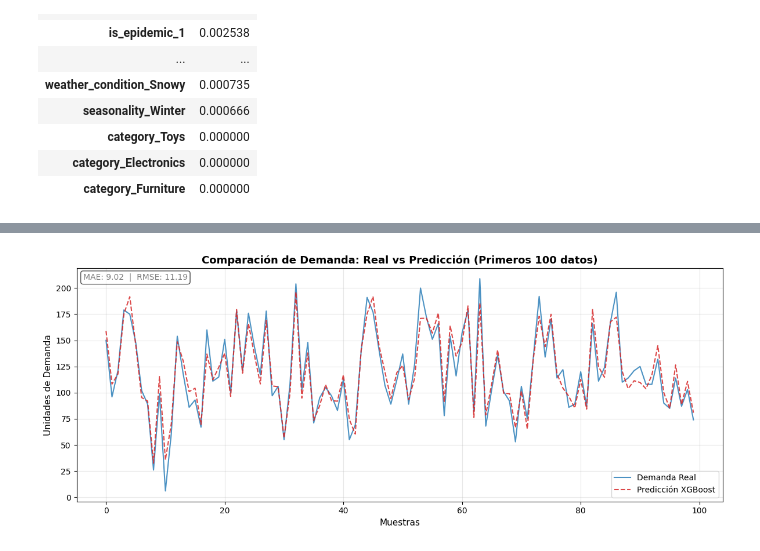
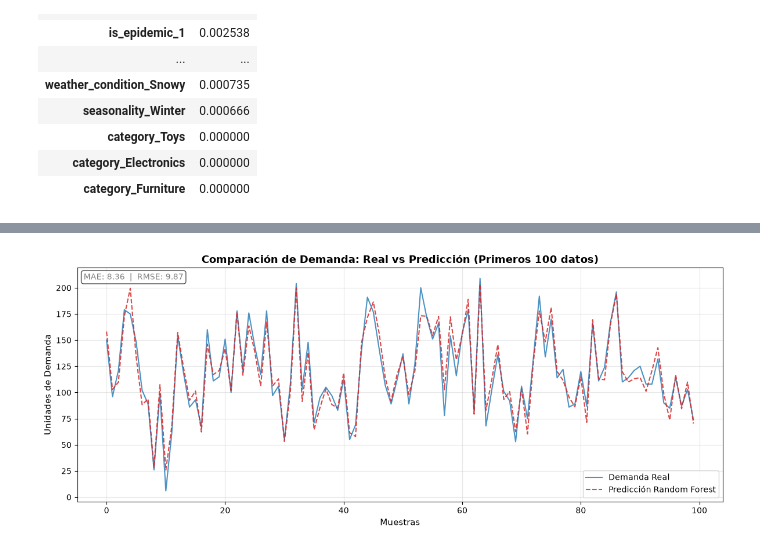
Before and after one commit to diegorod14/20261_Business_Predictive_Analytics, a Jupyter notebook: Notebooks/Modeling.ipynb, the cells around one changed output, grey strips where cells are left out. Saved outputs shown, nothing was run; the diff lists cells and outputs as text; code cells hidden in the pictures.

```diff
--- a/Notebooks/Modeling.ipynb
+++ b/Notebooks/Modeling.ipynb
@@ -315,30 +313,30 @@ WARNING:shap:Background dataset has 746 samples but max_samples=100. Subsampling
 # %%
 from sklearn.metrics import mean_absolute_error, mean_squared_error
 import numpy as np
 
-y_pred = pipelines["XGBoost"].predict(X_test)
+y_pred = pipelines["Random Forest"].predict(X_test)
 
 mae = mean_absolute_error(y_test, y_pred)
 rmse = np.sqrt(mean_squared_error(y_test, y_pred))
 
 plt.figure(figsize=(12, 5))
 plt.plot(y_test.values[:100], label="Demanda Real", color="#1f77b4", alpha=0.8, linewidth=1.5)
-plt.plot(y_pred[:100], label="Predicción XGBoost", color="#d62728",
+plt.plot(y_pred[:100], label="Predicción Random Forest", color="#d62728",
          linestyle="--", alpha=0.85, linewidth=1.5)
 
 plt.title("Comparación de Demanda: Real vs Predicción (Primeros 100 datos)", fontsize=13, fontweight="bold")
 plt.xlabel("Muestras", fontsize=11)
 plt.ylabel("Unidades de Demanda", fontsize=11)
 plt.legend(fontsize=10)
 plt.grid(True, alpha=0.3)
 
 # Métricas anotadas directamente en el gráfico
 plt.annotate(f"MAE: {mae:.2f}  |  RMSE: {rmse:.2f}",
              xy=(0.01, 0.95), xycoords="axes fraction",
              fontsize=10, color="gray",
              bbox=dict(boxstyle="round,pad=0.3", fc="white", alpha=0.7))
 
 plt.tight_layout()
 plt.show()
 # %% [output]
-[figure, old version]
+[figure, new version]
```
Also changed, not shown: parts of 6 cells of this notebook, 2 other files.
